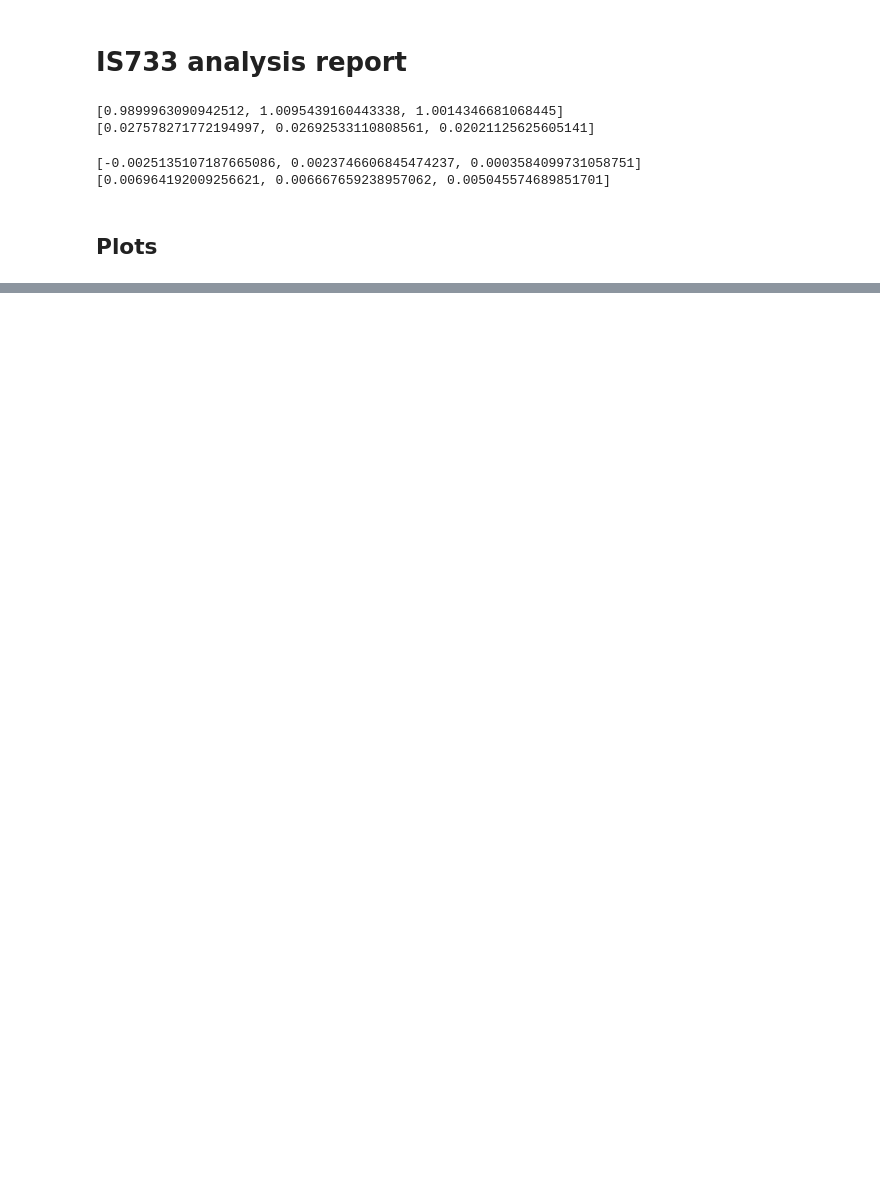
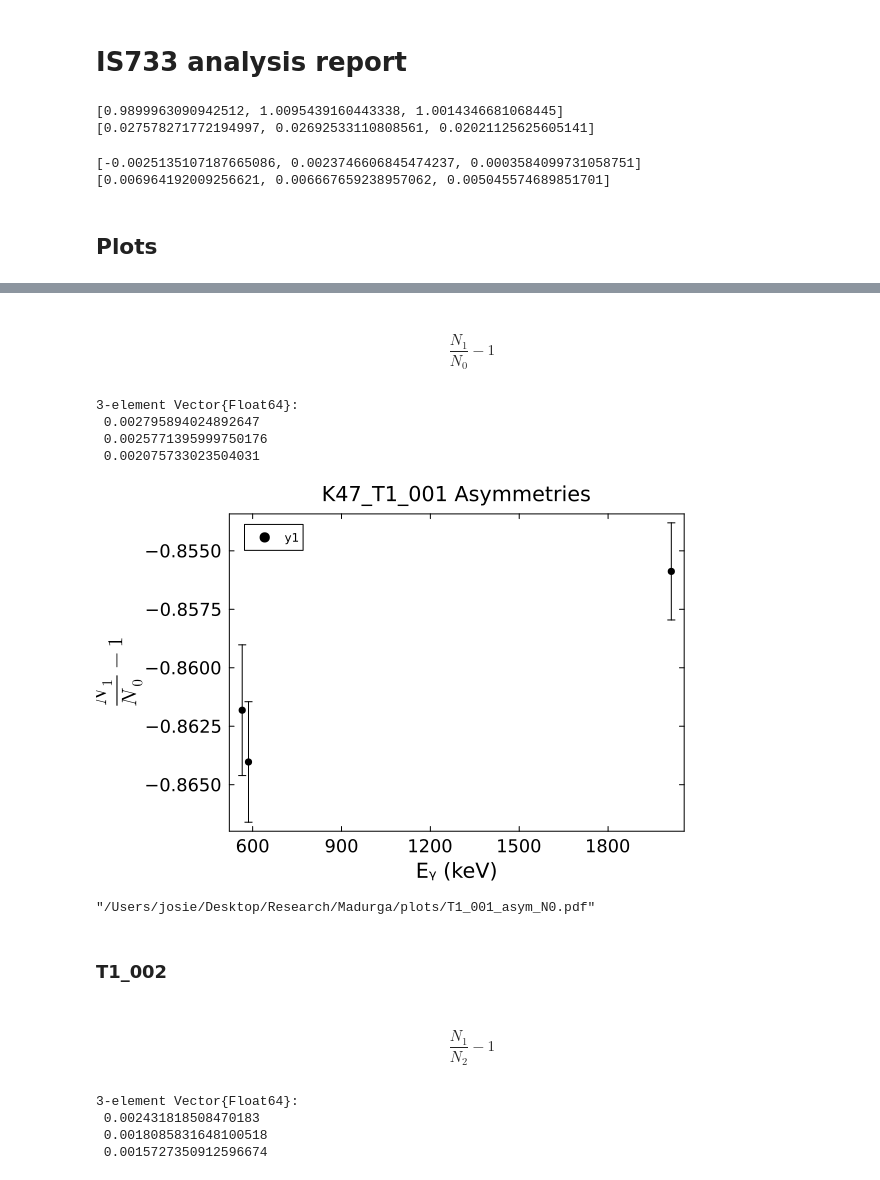
Before and after one commit to mmadurga/VITO-ENiGMA, a Jupyter notebook: K47_T1_analysis_f.ipynb, the cells around one changed output, grey strips where cells are left out. Drawn from its saved outputs; the diff is of its cells as text; code cells hidden in the pictures; blank space fills up the shorter version.

```diff
--- a/K47_T1_analysis_f.ipynb
+++ b/K47_T1_analysis_f.ipynb
@@ -158,0 +202,37 @@ savefig(p, "ap_plot.pdf")
+# %% [markdown]
+#### $$\frac{N_1}{N_0} - 1$$
+# %%
+asym_001_2 = (N_180_plus ./ N_0_plus) .- 1
+
+asym_001_2_err = (((N_180_σplus .^ 2) .* ((1 ./ N_0_plus) .^ 2)) .+ ((N_0_σplus .^ 2) .* ((-N_180_plus ./ (N_0_plus .^ 2)) .^ 2))) .^ (0.5)
+# %% [output]
+3-element Vector{Float64}:
+ 0.002795894024892647
+ 0.0025771395999750176
+ 0.002075733023504031
+# %%
+# Plotting this asymmetry
+q = scatter(kliterature, asym_001_2, yerr=asym_001_2_err,
+    xlabel = "Eᵧ (keV)",
+    ylabel = L"\frac{N_1}{N_0} -1",
+    title = "K47_T1_001 Asymmetries"
+)
+# %% [output]
+[figure, added]
+# %%
+savefig(q, "/Users/josie/Desktop/Research/Madurga/plots/T1_001_asym_N0.pdf")
+# %% [output]
+"/Users/josie/Desktop/Research/Madurga/plots/T1_001_asym_N0.pdf"
+# %% [markdown]
+### T1_002
+# %% [markdown]
+#### $$\frac{N_1}{N_2} - 1$$
+# %%
+asym_002_1 = (N_180_minus ./ N_2_minus) .- 1
+
+asym_002_1_err = (((N_180_σminus .^ 2) .* ((1 ./ N_2_minus) .^ 2)) .+ ((N_2_σminus .^ 2) .* ((-N_180_minus ./ (N_2_minus .^ 2)) .^ 2))) .^ (0.5)
+# %% [output]
+3-element Vector{Float64}:
+ 0.002431818508470183
+ 0.0018085831648100518
+ 0.0015727350912596674
```
Also changed, not shown: parts of 17 cells of this notebook.
